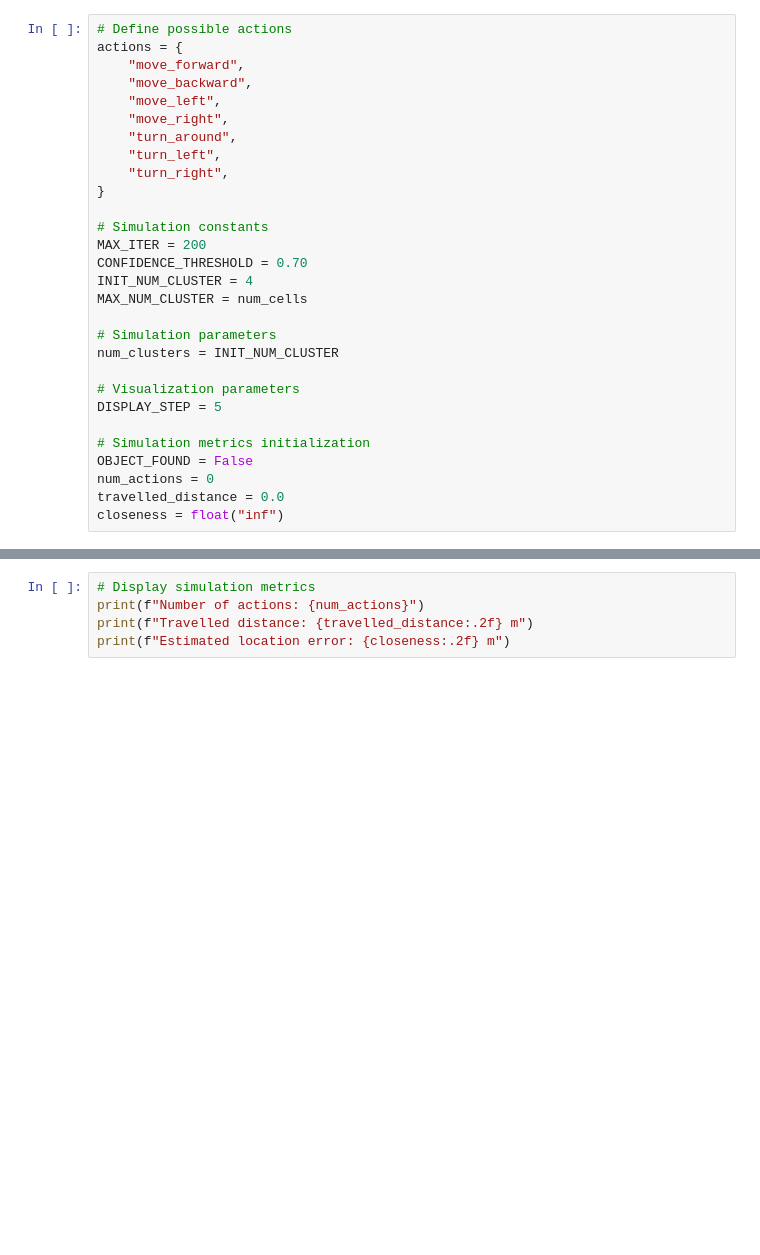
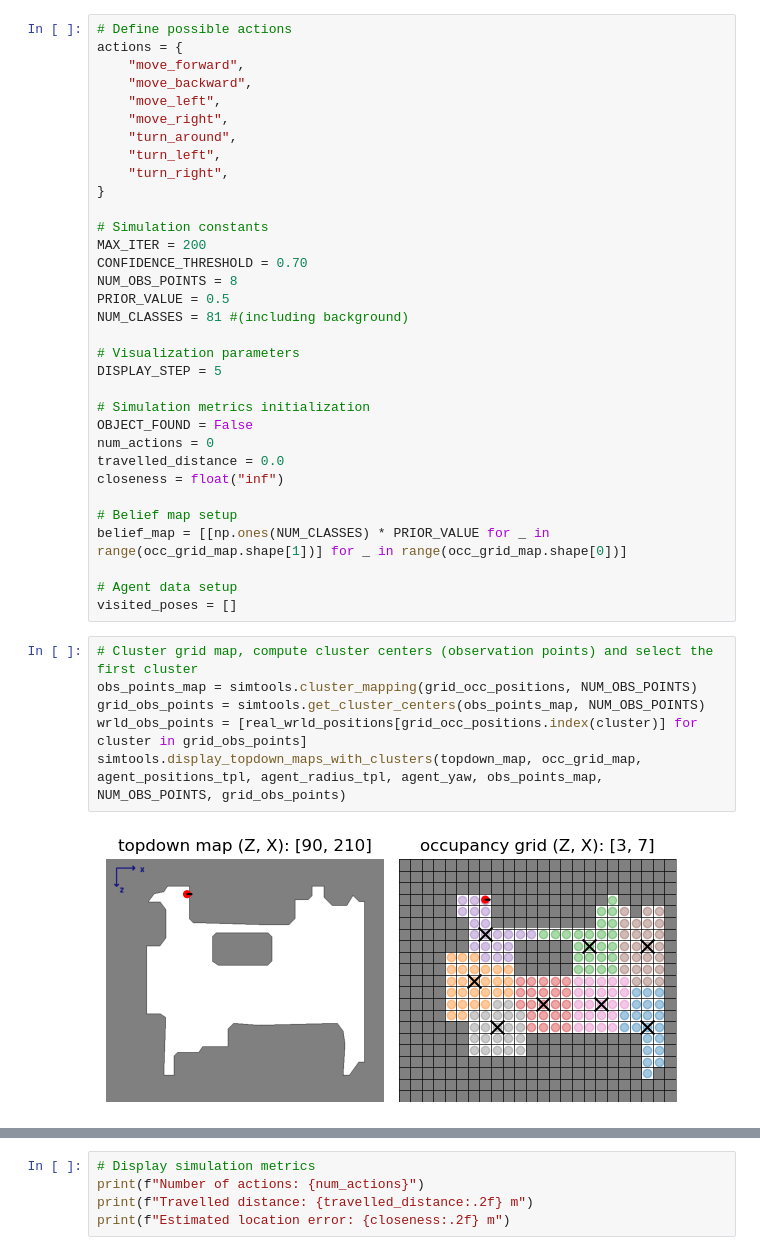
Before and after one commit to joaocb2002/ObjectNav-Msc, a Jupyter notebook: main-dirichlet.ipynb, the cells around one changed output, grey strips where cells are left out. Drawn from its saved outputs; the diff is of its cells as text; blank space fills up the shorter version.

```diff
--- a/main-baseline.ipynb
+++ b/main-dirichlet.ipynb
@@ -245,11 +260,9 @@ actions = {
 # Simulation constants
 MAX_ITER = 200
 CONFIDENCE_THRESHOLD = 0.70
-INIT_NUM_CLUSTER = 4
-MAX_NUM_CLUSTER = num_cells
-
-# Simulation parameters
-num_clusters = INIT_NUM_CLUSTER
+NUM_OBS_POINTS = 8
+PRIOR_VALUE = 0.5
+NUM_CLASSES = 81 #(including background)
 
 # Visualization parameters
 DISPLAY_STEP = 5
@@ -259,3 +272,17 @@ OBJECT_FOUND = False
 num_actions = 0
 travelled_distance = 0.0
 closeness = float("inf")
+
+# Belief map setup
+belief_map = [[np.ones(NUM_CLASSES) * PRIOR_VALUE for _ in range(occ_grid_map.shape[1])] for _ in range(occ_grid_map.shape[0])]
+
+# Agent data setup
+visited_poses = []
+# %%
+# Cluster grid map, compute cluster centers (observation points) and select the first cluster
+obs_points_map = simtools.cluster_mapping(grid_occ_positions, NUM_OBS_POINTS)
+grid_obs_points = simtools.get_cluster_centers(obs_points_map, NUM_OBS_POINTS)
+wrld_obs_points = [real_wrld_positions[grid_occ_positions.index(cluster)] for cluster in grid_obs_points]
+simtools.display_topdown_maps_with_clusters(topdown_map, occ_grid_map, agent_positions_tpl, agent_radius_tpl, agent_yaw, obs_points_map, NUM_OBS_POINTS, grid_obs_points)
+# %% [output]
+[figure, added]
```
Also changed, not shown: parts of 7 cells of this notebook, 7 other files.
